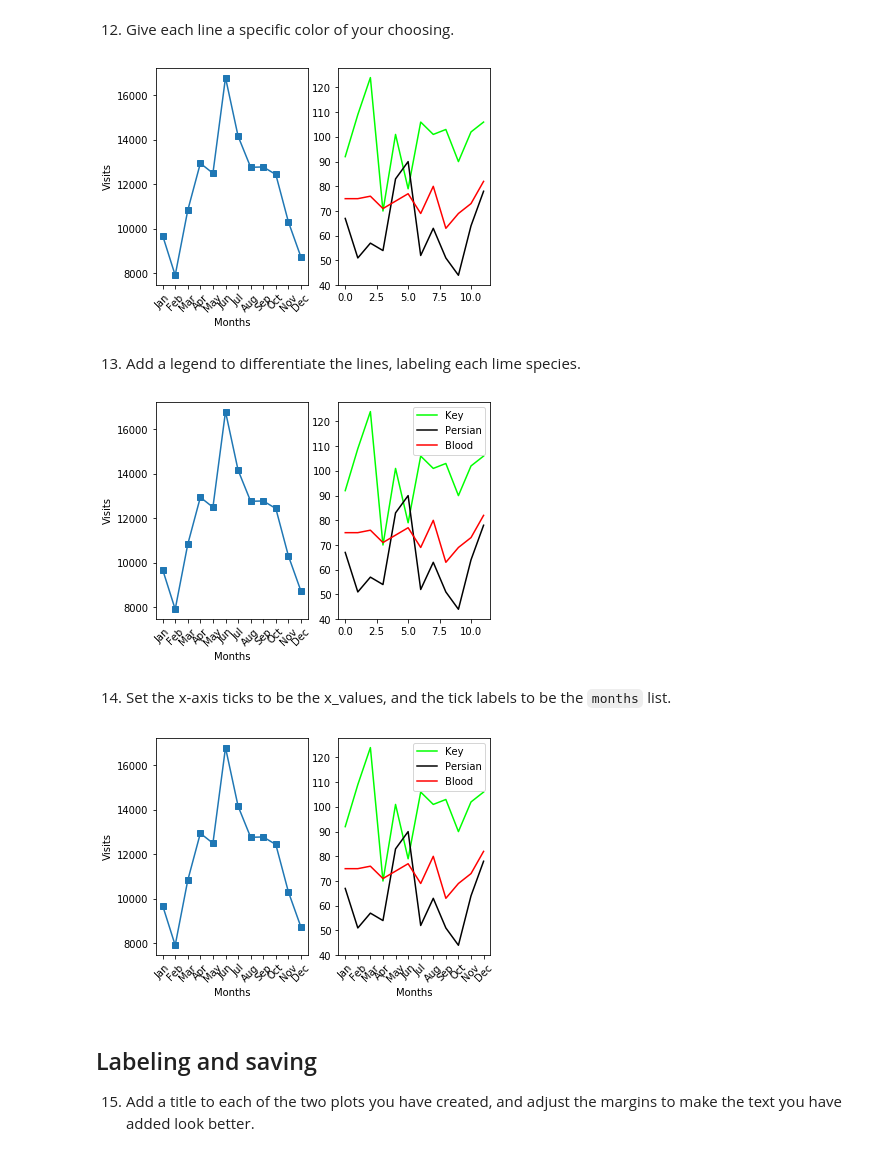
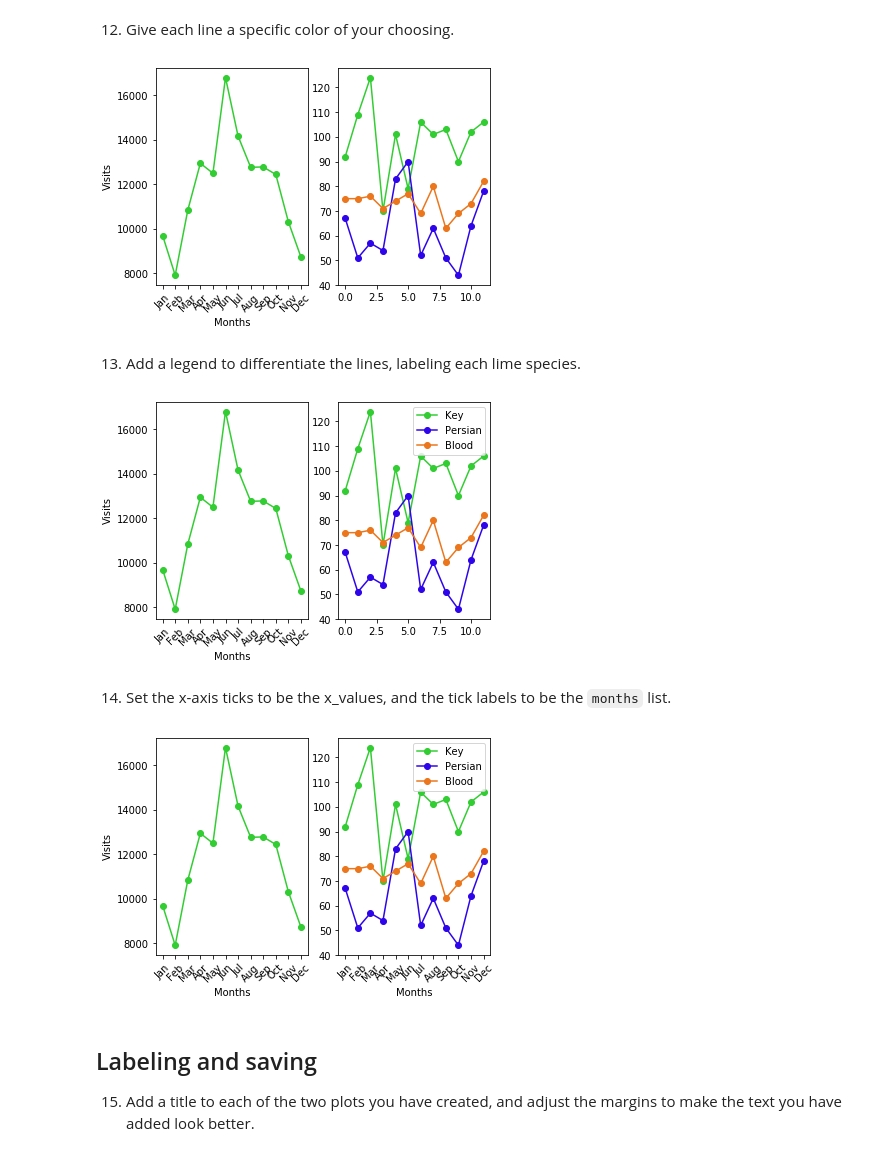
Before and after one commit to Klaynie/Learning-Python, a Jupyter notebook: Learning-Python/Codecademy/Sublime_Limes_Line_Graphs/script.ipynb, the cells around one changed output. Cells and saved outputs as stored; diff of their text form; code cells hidden in the pictures.

```diff
--- a/Learning-Python/Codecademy/Sublime_Limes_Line_Graphs/script.ipynb
+++ b/Learning-Python/Codecademy/Sublime_Limes_Line_Graphs/script.ipynb
@@ -145,7 +145,7 @@ plt.show()
 12. Give each line a specific color of your choosing.
 # %%
 ax1 = plt.subplot(1, 2, 1)
-plt.plot(x_values, visits_per_month, marker='s')
+plt.plot(x_values, visits_per_month, marker='o', color='#32CD32')
 plt.xlabel('Months')
 plt.xticks(rotation = 45)
 plt.ylabel('Visits')
@@ -153,38 +153,38 @@ ax1.set_xticks(x_values)
 ax1.set_xticklabels(months)
 
 ax2 = plt.subplot(1, 2, 2)
-plt.plot(x_values, key_limes_per_month, color='Lime')
-plt.plot(x_values, persian_limes_per_month, color='Black')
-plt.plot(x_values, blood_limes_per_month, color='Red')
+plt.plot(x_values, key_limes_per_month, marker='o', color='#32CD32')
+plt.plot(x_values, persian_limes_per_month, marker='o', color='#2E05EB')
+plt.plot(x_values, blood_limes_per_month, marker='o', color='#EB761C')
 
 plt.show()
 # %% [output]
-[figure, old version]
+[figure, new version]
 # %% [markdown]
 13. Add a legend to differentiate the lines, labeling each lime species.
 # %%
 ax1 = plt.subplot(1, 2, 1)
-plt.plot(x_values, visits_per_month, marker='s')
+plt.plot(x_values, visits_per_month, marker='o', color='#32CD32')
 plt.xlabel('Months')
 plt.xticks(rotation = 45)
 plt.ylabel('Visits')
 ax1.set_xticks(x_values)
 ax1.set_xticklabels(months)
 
 ax2 = plt.subplot(1, 2, 2)
-plt.plot(x_values, key_limes_per_month, color='Lime')
-plt.plot(x_values, persian_limes_per_month, color='Black')
-plt.plot(x_values, blood_limes_per_month, color='Red')
+plt.plot(x_values, key_limes_per_month, marker='o', color='#32CD32')
+plt.plot(x_values, persian_limes_per_month, marker='o', color='#2E05EB')
+plt.plot(x_values, blood_limes_per_month, marker='o', color='#EB761C')
 plt.legend(['Key', 'Persian', 'Blood'])
 
 plt.show()
 # %% [output]
-[figure, old version]
+[figure, new version]
 # %% [markdown]
 14. Set the x-axis ticks to be the x_values, and the tick labels to be the `months` list.
 # %%
 ax1 = plt.subplot(1, 2, 1)
-plt.plot(x_values, visits_per_month, marker='s')
+plt.plot(x_values, visits_per_month, marker='o', color='#32CD32')
 plt.xlabel('Months')
 plt.xticks(rotation = 45)
 plt.ylabel('Visits')
@@ -192,9 +192,9 @@ ax1.set_xticks(x_values)
 ax1.set_xticklabels(months)
 
 ax2 = plt.subplot(1, 2, 2)
-plt.plot(x_values, key_limes_per_month, color='Lime')
-plt.plot(x_values, persian_limes_per_month, color='Black')
-plt.plot(x_values, blood_limes_per_month, color='Red')
+plt.plot(x_values, key_limes_per_month, marker='o', color='#32CD32')
+plt.plot(x_values, persian_limes_per_month, marker='o', color='#2E05EB')
+plt.plot(x_values, blood_limes_per_month, marker='o', color='#EB761C')
 plt.xlabel('Months')
 plt.xticks(rotation = 45)
 ax2.set_xticks(x_values)
@@ -203,7 +203,7 @@ plt.legend(['Key', 'Persian', 'Blood'])
 
 plt.show()
 # %% [output]
-[figure, old version]
+[figure, new version]
 # %% [markdown]
 ## Labeling and saving
 
```
Also changed, not shown: parts of 1 cell of this notebook.
